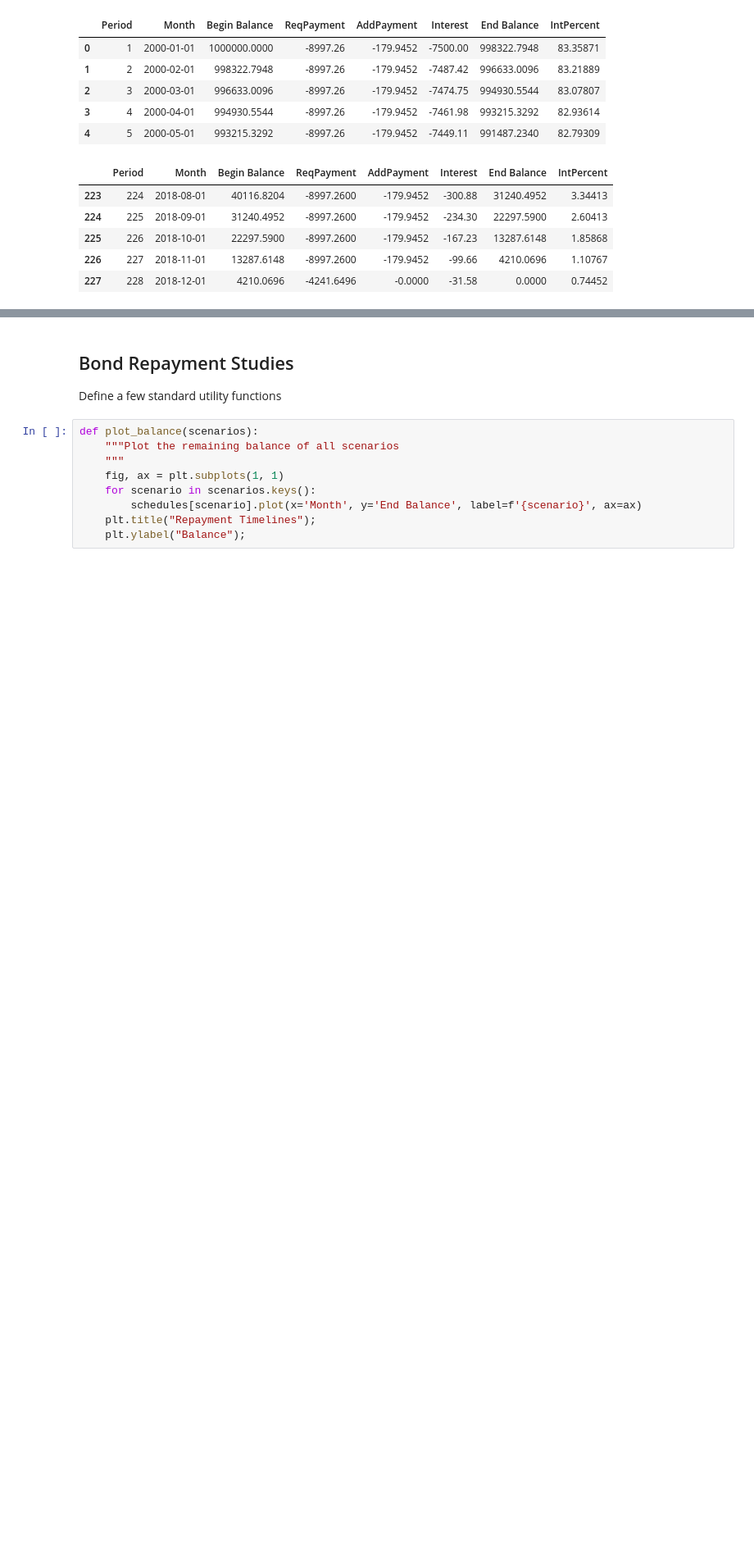
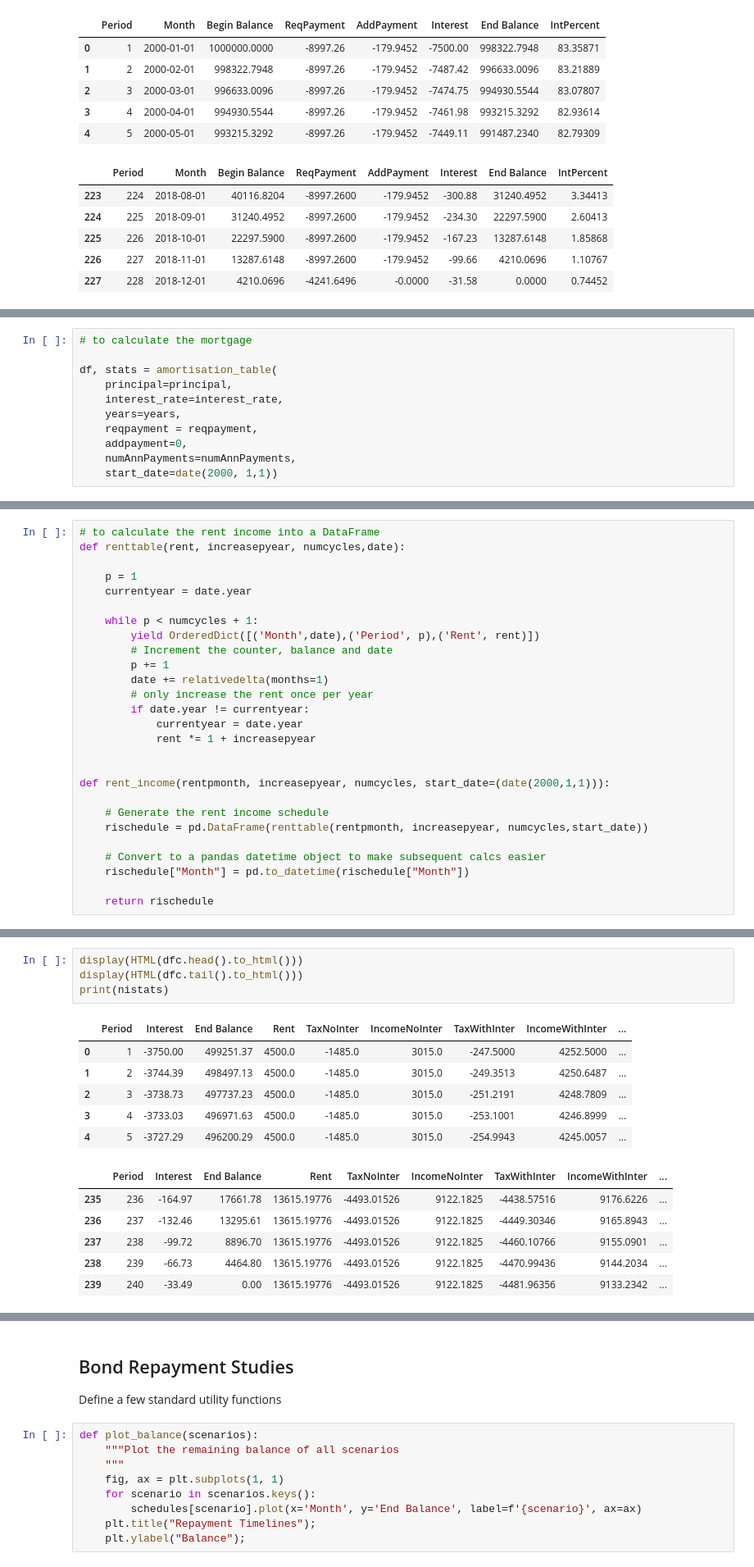
Before and after one commit to NelisW/RetirementPlanning, a Jupyter notebook: PersonalFinancialPlanning.ipynb, the cells around one changed output, grey strips where cells are left out. Shown at 82% size. Drawn from its saved outputs; the diff is of its cells as text; blank space fills up the shorter version.

Commit message:
added calc to determine if you save tax by taking out a bond

```diff
--- a/PersonalFinancialPlanning.ipynb
+++ b/PersonalFinancialPlanning.ipynb
@@ -280,0 +303,11 @@ display(HTML(df.tail().to_html()))
+# %%
+# to calculate the mortgage
+
+df, stats = amortisation_table(
+    principal=principal,
+    interest_rate=interest_rate,
+    years=years,
+    reqpayment = reqpayment,
+    addpayment=0,
+    numAnnPayments=numAnnPayments,
+    start_date=date(2000, 1,1))
@@ -280,0 +328,27 @@ display(HTML(df.tail().to_html()))
+# %%
+# to calculate the rent income into a DataFrame
+def renttable(rent, increasepyear, numcycles,date):
+
+    p = 1
+    currentyear = date.year
+
+    while p < numcycles + 1:
+        yield OrderedDict([('Month',date),('Period', p),('Rent', rent)])
+        # Increment the counter, balance and date
+        p += 1
+        date += relativedelta(months=1)
+        # only increase the rent once per year
+        if date.year != currentyear:
+            currentyear = date.year
+            rent *= 1 + increasepyear
+
+
+def rent_income(rentpmonth, increasepyear, numcycles, start_date=(date(2000,1,1))):
+
+    # Generate the rent income schedule
+    rischedule = pd.DataFrame(renttable(rentpmonth, increasepyear, numcycles,start_date))
+
+    # Convert to a pandas datetime object to make subsequent calcs easier
+    rischedule["Month"] = pd.to_datetime(rischedule["Month"])
+
+    return rischedule
@@ -280,0 +410,17 @@ display(HTML(df.tail().to_html()))
+# %%
+display(HTML(dfc.head().to_html()))
+display(HTML(dfc.tail().to_html()))
+print(nistats)
+# %% [output]
+|  | Period | Interest | End Balance | Rent | TaxNoInter | IncomeNoInter | TaxWithInter | IncomeWithInter | ... |
+| 0 | 1 | -3750.00 | 499251.37 | 4500.0 | -1485.0 | 3015.0 | -247.5000 | 4252.5000 | ... |
+| 1 | 2 | -3744.39 | 498497.13 | 4500.0 | -1485.0 | 3015.0 | -249.3513 | 4250.6487 | ... |
+| 2 | 3 | -3738.73 | 497737.23 | 4500.0 | -1485.0 | 3015.0 | -251.2191 | 4248.7809 | ... |
+| 3 | 4 | -3733.03 | 496971.63 | 4500.0 | -1485.0 | 3015.0 | -253.1001 | 4246.8999 | ... |
+| 4 | 5 | -3727.29 | 496200.29 | 4500.0 | -1485.0 | 3015.0 | -254.9943 | 4245.0057 | ... |
+|  | Period | Interest | End Balance | Rent | TaxNoInter | IncomeNoInter | TaxWithInter | IncomeWithInter | ... |
+| 235 | 236 | -164.97 | 17661.78 | 13615.19776 | -4493.01526 | 9122.1825 | -4438.57516 | 9176.6226 | ... |
+| 236 | 237 | -132.46 | 13295.61 | 13615.19776 | -4493.01526 | 9122.1825 | -4449.30346 | 9165.8943 | ... |
+| 237 | 238 | -99.72 | 8896.70 | 13615.19776 | -4493.01526 | 9122.1825 | -4460.10766 | 9155.0901 | ... |
+| 238 | 239 | -66.73 | 4464.80 | 13615.19776 | -4493.01526 | 9122.1825 | -4470.99436 | 9144.2034 | ... |
+| 239 | 240 | -33.49 | 0.00 | 13615.19776 | -4493.01526 | 9122.1825 | -4481.96356 | 9133.2342 | ... |
```
Also changed, not shown: parts of 11 cells of this notebook.
